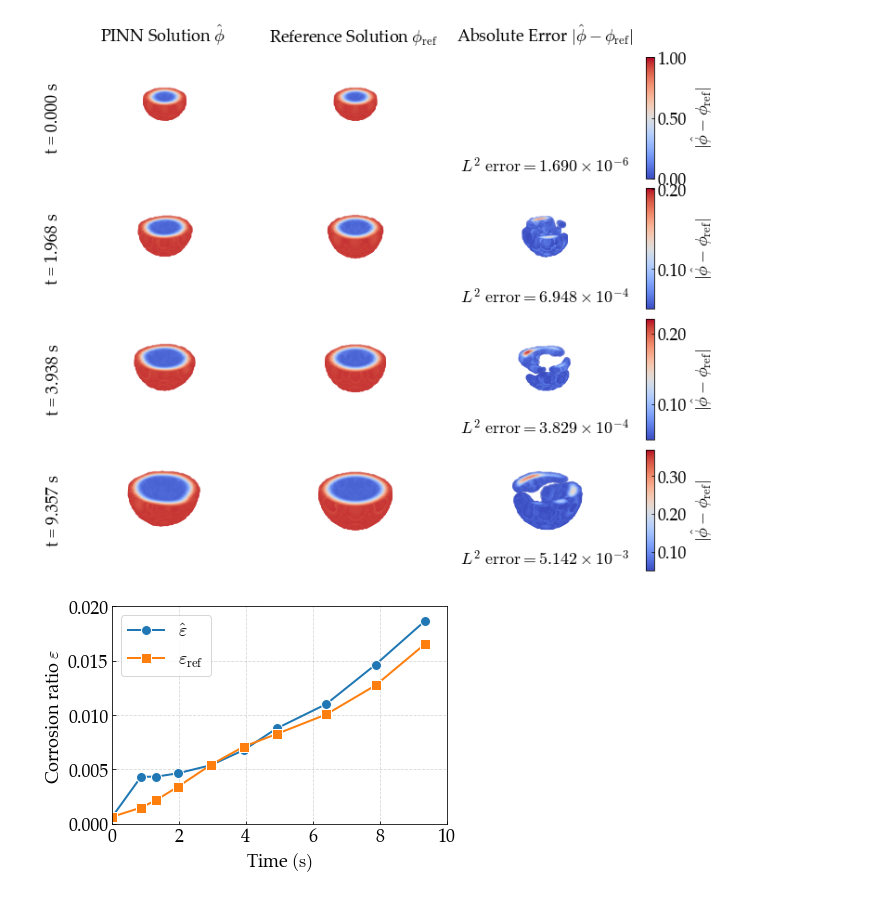
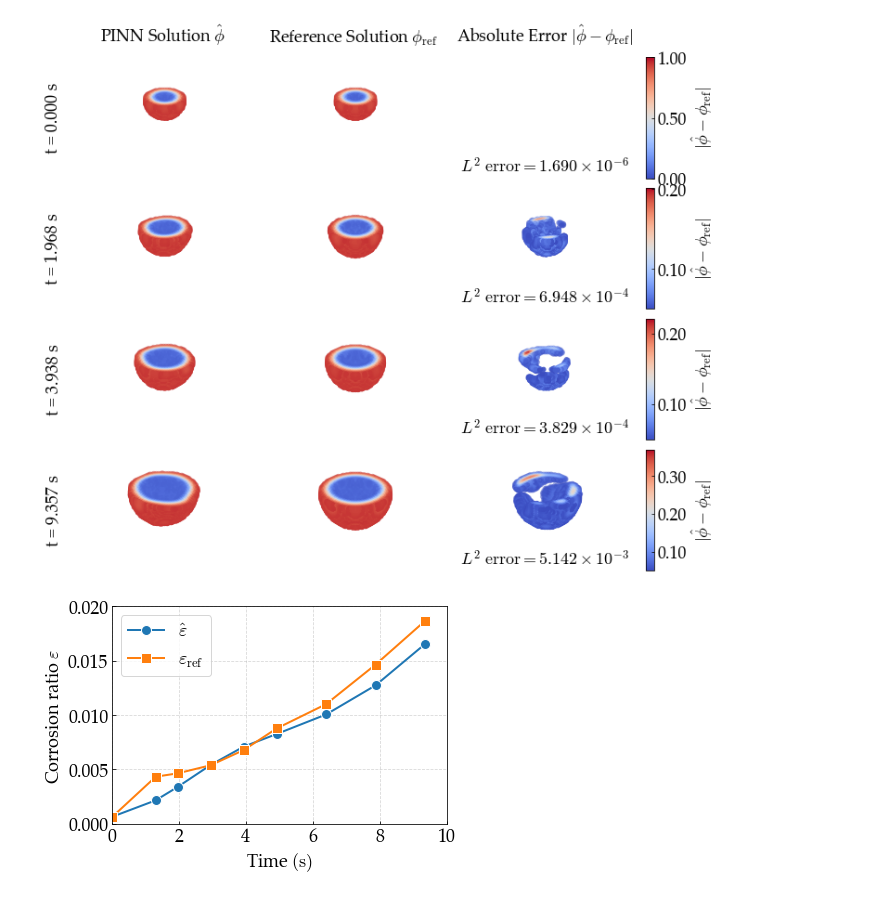
Before and after one commit to NanxiiChen/sharp-pinns, a Jupyter notebook: eval/eval-3d-1pits.ipynb, the cells around one changed output. Cells and saved outputs as stored; diff of their text form; code cells hidden in the pictures.

```diff
--- a/eval/eval-3d-1pits.ipynb
+++ b/eval/eval-3d-1pits.ipynb
@@ -401,12 +401,11 @@ def corrosion_ratio(data, thresh=0.05):
 # %%
 rc.update(configs)
 
-ts = [0.000, 0.873, 1.311, 1.968, 2.953, 3.938, 4.923, 6.401, 7.879, 9.357]
+ts = [0.000, 1.311, 1.968, 2.953, 3.938, 4.923, 6.401, 7.879, 9.357]
 mesh_points = np.load("./data/3d/mesh_points.npy") * 1e4
 corrosion_ratio_history = np.zeros((len(ts), 2))
 
 for idx, tic in enumerate(ts):
-
 
     tic_tensor = torch.ones(mesh_points.shape[0], 1).view(-1, 1) * tic * 1e-1
     mesh_tensor = torch.from_numpy(mesh_points).float()
@@ -419,15 +418,15 @@ for idx, tic in enumerate(ts):
     corrosion_ratio_history[idx, 1] = corrosion_ratio(truth[:, 0])
 # %%
 fig, ax = plt.subplots(figsize=(6, 4))
-ax.plot(ts, corrosion_ratio_history[:, 1], label=r"$\hat\varepsilon$",
+ax.plot(ts, corrosion_ratio_history[:, 0], label=r"$\hat\varepsilon$",
         marker='o', markeredgecolor="white", markersize=10, lw=2,
         markeredgewidth=1)
-ax.plot(ts, corrosion_ratio_history[:, 0], label=r"$\varepsilon_{\mathrm{ref}}$",
+ax.plot(ts, corrosion_ratio_history[:, 1], label=r"$\varepsilon_{\mathrm{ref}}$",
         marker='s', markeredgecolor="white", markersize=10, lw=2,
         markeredgewidth=1)
 ax.set(xlim=(0, 10), ylim=(0, 0.02), xlabel="Time " + r"$\mathrm{(s)}$",
        ylabel="Corrosion ratio " + r"$\varepsilon$")
 ax.legend()
 plt.savefig("figures/3d-1pit-corrosion-ratio.pdf", dpi=300, bbox_inches='tight')
 # %% [output]
-[figure, old version]
+[figure, new version]
```
Also changed, not shown: 1 other file.
